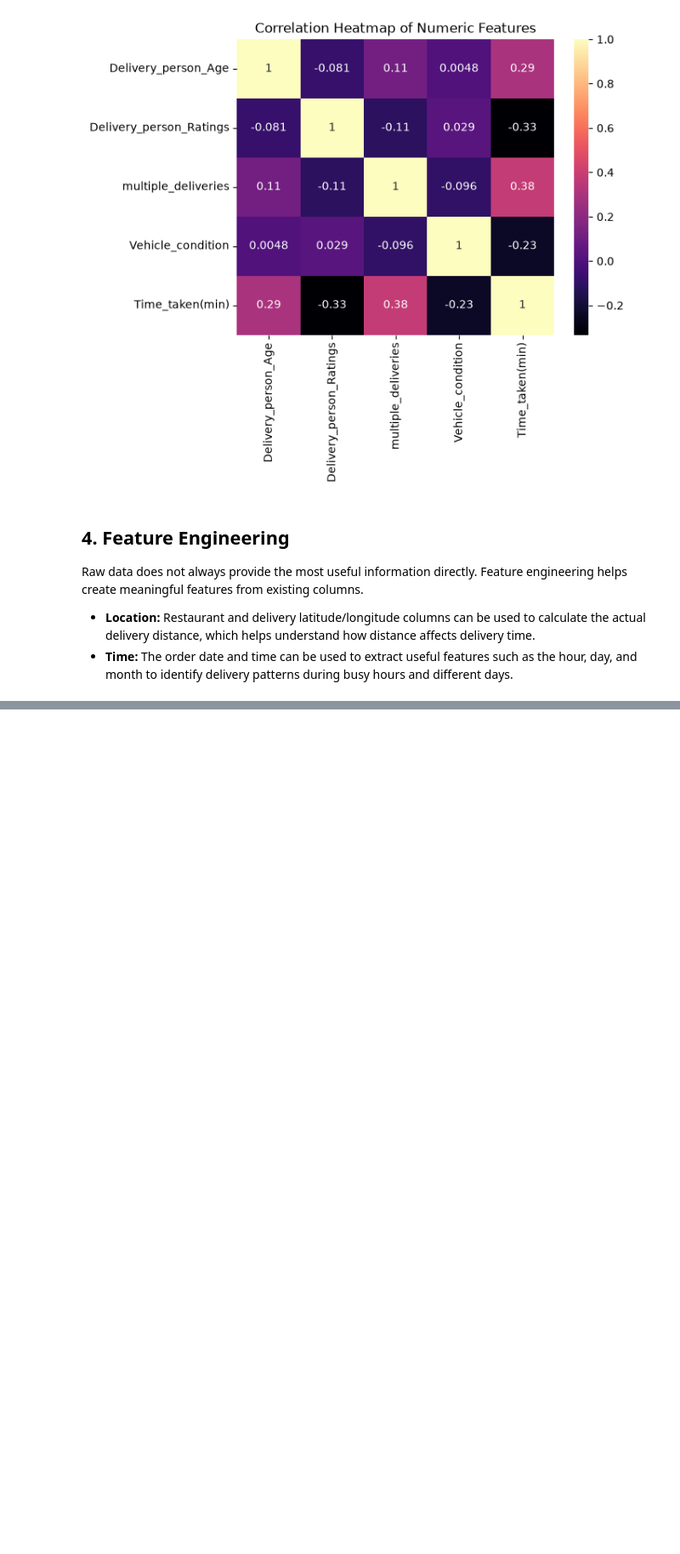
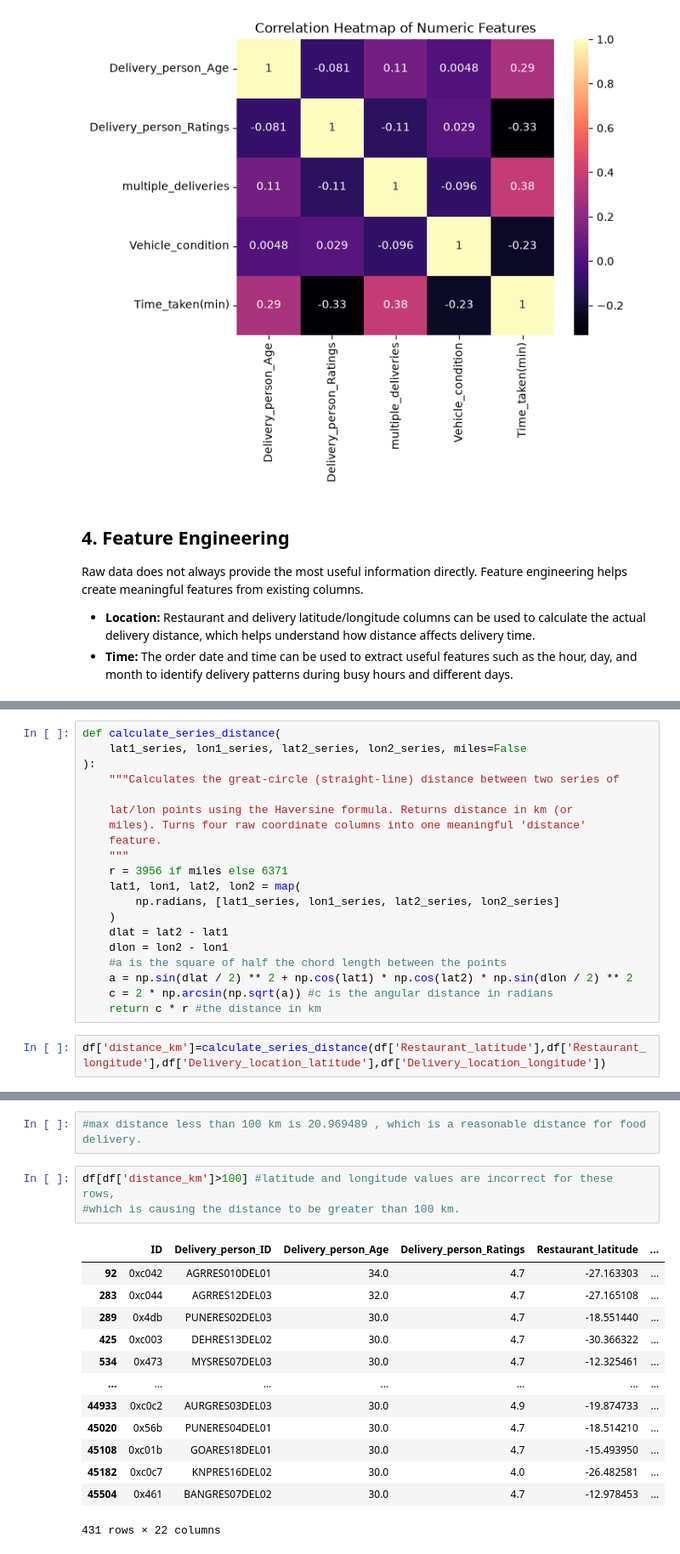
Before and after one commit to anurag-dev89/DeliverEase, a Jupyter notebook: notebooks/DeliverEase.ipynb, the cells around one changed output, grey strips where cells are left out. Shown at 85% size. Saved outputs shown, nothing was run; the diff lists cells and outputs as text; blank space fills up the shorter version.

```diff
--- a/notebooks/DeliverEase.ipynb
+++ b/notebooks/DeliverEase.ipynb
@@ -798,0 +899,22 @@ delivery patterns during busy hours and different days.
+# %%
+def calculate_series_distance(
+    lat1_series, lon1_series, lat2_series, lon2_series, miles=False
+):
+    """Calculates the great-circle (straight-line) distance between two series of
+
+    lat/lon points using the Haversine formula. Returns distance in km (or
+    miles). Turns four raw coordinate columns into one meaningful 'distance'
+    feature.
+    """
+    r = 3956 if miles else 6371
+    lat1, lon1, lat2, lon2 = map(
+        np.radians, [lat1_series, lon1_series, lat2_series, lon2_series]
+    )
+    dlat = lat2 - lat1
+    dlon = lon2 - lon1
+    #a is the square of half the chord length between the points
+    a = np.sin(dlat / 2) ** 2 + np.cos(lat1) * np.cos(lat2) * np.sin(dlon / 2) ** 2
+    c = 2 * np.arcsin(np.sqrt(a)) #c is the angular distance in radians
+    return c * r #the distance in km
+# %%
+df['distance_km']=calculate_series_distance(df['Restaurant_latitude'],df['Restaurant_longitude'],df['Delivery_location_latitude'],df['Delivery_location_longitude'])
@@ -798,0 +979,19 @@ delivery patterns during busy hours and different days.
+# %%
+#max distance less than 100 km is 20.969489 , which is a reasonable distance for food delivery.
+# %%
+df[df['distance_km']>100] #latitude and longitude values are incorrect for these rows,
+#which is causing the distance to be greater than 100 km.
+# %% [output]
+|  | ID | Delivery_person_ID | Delivery_person_Age | Delivery_person_Ratings | Restaurant_latitude | ... |
+| 92 | 0xc042 | AGRRES010DEL01 | 34.0 | 4.7 | -27.163303 | ... |
+| 283 | 0xc044 | AGRRES12DEL03 | 32.0 | 4.7 | -27.165108 | ... |
+| 289 | 0x4db | PUNERES02DEL03 | 30.0 | 4.7 | -18.551440 | ... |
+| 425 | 0xc003 | DEHRES13DEL02 | 30.0 | 4.7 | -30.366322 | ... |
+| 534 | 0x473 | MYSRES07DEL03 | 30.0 | 4.7 | -12.325461 | ... |
+| ... | ... | ... | ... | ... | ... | ... |
+| 44933 | 0xc0c2 | AURGRES03DEL03 | 30.0 | 4.9 | -19.874733 | ... |
+| 45020 | 0x56b | PUNERES04DEL01 | 30.0 | 4.7 | -18.514210 | ... |
+| 45108 | 0xc01b | GOARES18DEL01 | 30.0 | 4.7 | -15.493950 | ... |
+| 45182 | 0xc0c7 | KNPRES16DEL02 | 30.0 | 4.0 | -26.482581 | ... |
+| 45504 | 0x461 | BANGRES07DEL02 | 30.0 | 4.7 | -12.978453 | ... |
+431 rows × 22 columns
```
Also changed, not shown: parts of 20 cells of this notebook.
